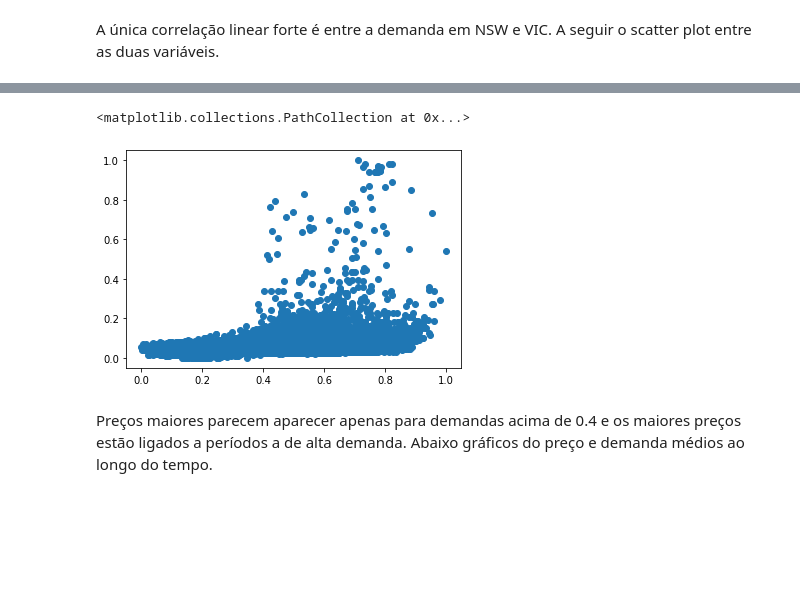
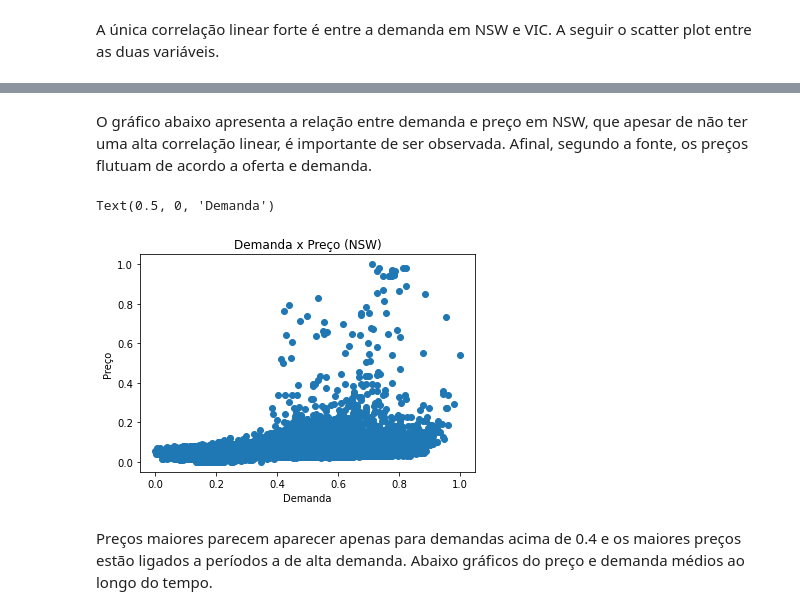
Before and after one commit to fernandops21/Case-Electricty, a Jupyter notebook: Case Electricity - Genial .ipynb, the cells around one changed output, grey strips where cells are left out. Drawn from its saved outputs; the diff is of its cells as text; code cells hidden in the pictures; blank space fills up the shorter version.

```diff
--- a/Case Electricity - Genial .ipynb
+++ b/Case Electricity - Genial .ipynb
@@ -175,8 +176,13 @@ Apesar de não ter uma alta correlação linear,
+# %% [markdown]
+O gráfico abaixo apresenta a relação entre demanda e preço em NSW, que apesar de não ter uma alta correlação linear, é importante de ser observada. Afinal, segundo a fonte, os preços flutuam de acordo a oferta e demanda.
 # %%
 plt.scatter(x=nswdemand,y=nswprice)
+plt.title('Demanda x Preço (NSW)')
+plt.ylabel('Preço')
+plt.xlabel('Demanda')
 # %% [output]
-<matplotlib.collections.PathCollection at 0x...>
+Text(0.5, 0, 'Demanda')
-[figure, old version]
+[figure, new version]
 # %% [markdown]
 Preços maiores parecem aparecer apenas para demandas acima de 0.4 e os maiores preços estão ligados a períodos a de alta demanda.
 Abaixo gráficos do preço e demanda médios ao longo do tempo.
```
Also changed, not shown: parts of 95 cells of this notebook, 2 other files.
